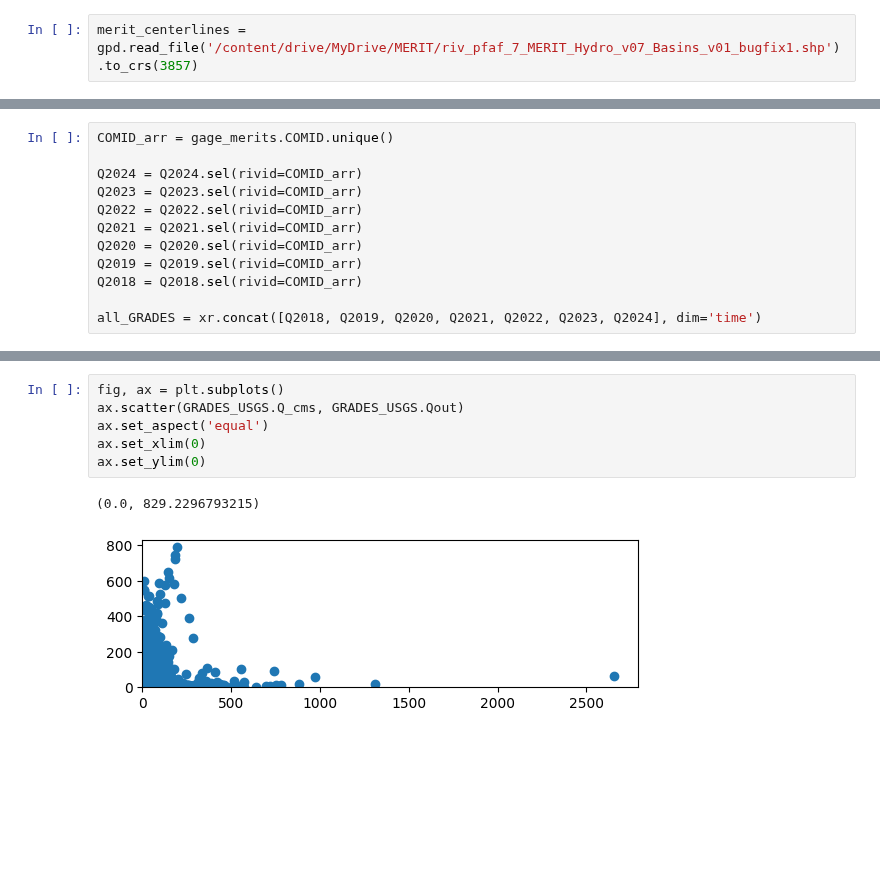
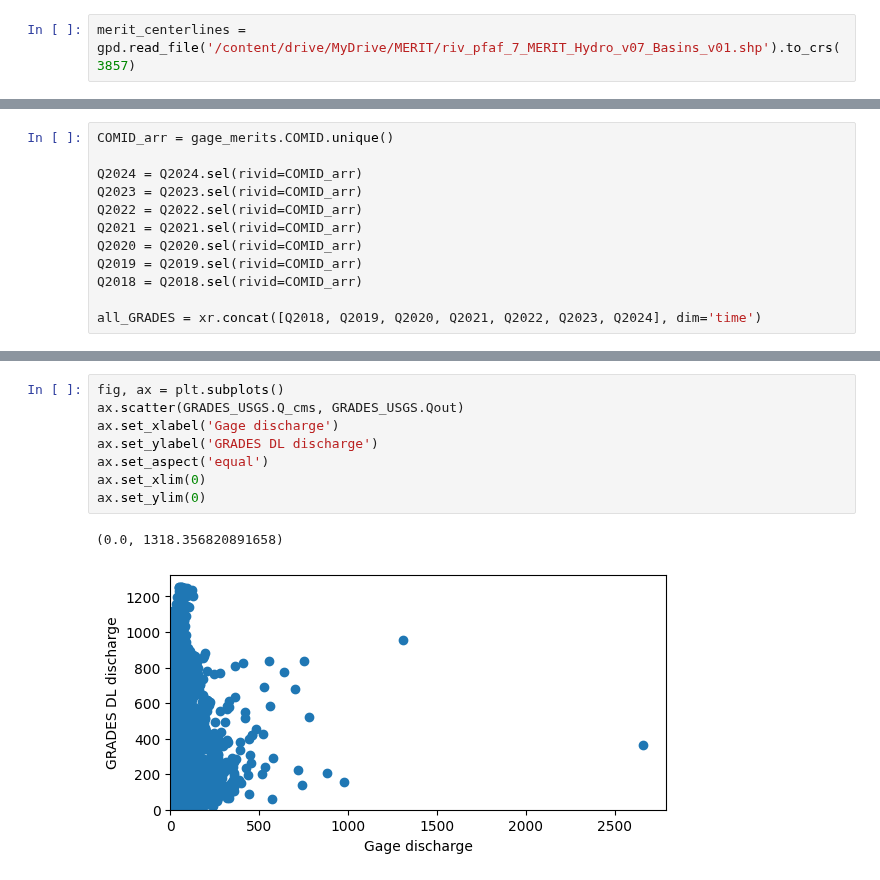
Before and after one commit to wherediddavidgo/multitemporal_RSSA, a Jupyter notebook: discharge_model_evaluation.ipynb, the cells around one changed output, grey strips where cells are left out. Saved outputs shown, nothing was run; the diff lists cells and outputs as text; blank space fills up the shorter version.

Commit message:
was using wrong merit centerlines

```diff
--- a/discharge_model_evaluation.ipynb
+++ b/discharge_model_evaluation.ipynb
@@ -40,5 +36,5 @@ Mounted at /content/drive
 # %%
-merit_centerlines = gpd.read_file('/content/drive/MyDrive/MERIT/riv_pfaf_7_MERIT_Hydro_v07_Basins_v01_bugfix1.shp').to_crs(3857)
+merit_centerlines = gpd.read_file('/content/drive/MyDrive/MERIT/riv_pfaf_7_MERIT_Hydro_v07_Basins_v01.shp').to_crs(3857)
 # %%
 gage_list = ['06764880', '06775900', '06775500', '06770200', '06767970', '06768000',
              '06784000', '06781900', '06785000', '06790500', '06800500', '06793000',
@@ -185,9 +181,11 @@ GRADES_USGS
 # %%
 fig, ax = plt.subplots()
 ax.scatter(GRADES_USGS.Q_cms, GRADES_USGS.Qout)
+ax.set_xlabel('Gage discharge')
+ax.set_ylabel('GRADES DL discharge')
 ax.set_aspect('equal')
 ax.set_xlim(0)
 ax.set_ylim(0)
 # %% [output]
-(0.0, 829.2296793215)
+(0.0, 1318.356820891658)
-[figure, old version]
+[figure, new version]
```
Also changed, not shown: parts of 5 cells of this notebook.
